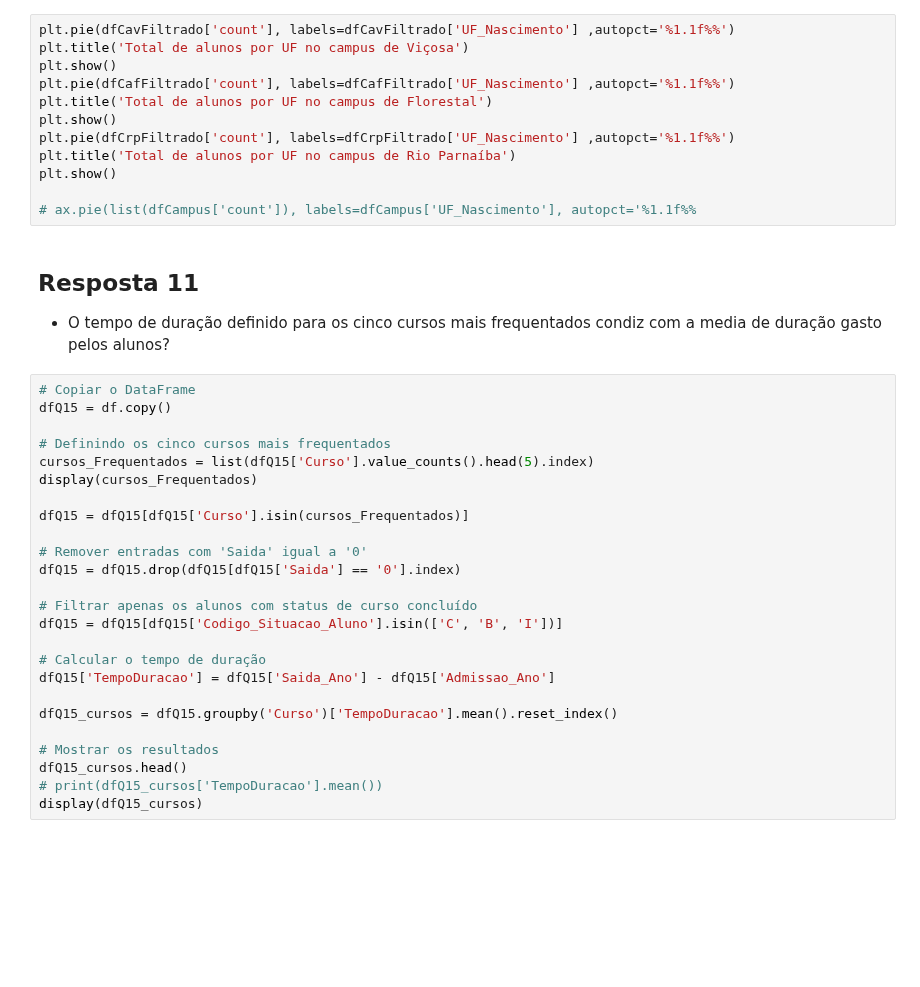
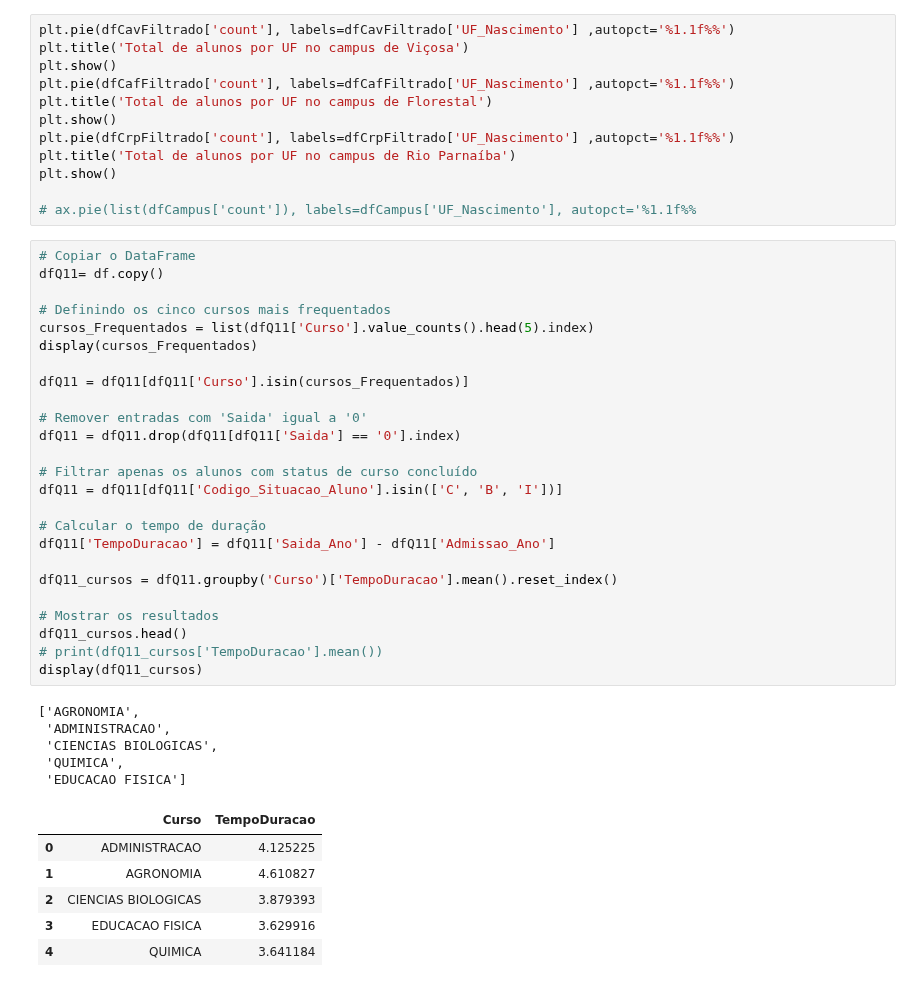
Before and after one commit to Duds04/Projeto_Dados, a Jupyter notebook: src/RespostasParte1.ipynb, the cells around one changed output. Drawn from its saved outputs; the diff is of its cells as text; blank space fills up the shorter version.

```diff
--- a/src/RespostasParte1.ipynb
+++ b/src/RespostasParte1.ipynb
@@ -547,31 +560,40 @@ plt.title('Total de alunos por UF no campus de Rio Parnaíba')
 plt.show()
 
 # ax.pie(list(dfCampus['count']), labels=dfCampus['UF_Nascimento'], autopct='%1.1f%%
-# %% [markdown]
-## Resposta 11
- - O tempo de duração definido para os cinco cursos mais frequentados condiz com a media de duração gasto pelos alunos?
 # %%
 # Copiar o DataFrame
-dfQ15 = df.copy()
+dfQ11= df.copy()
 
 # Definindo os cinco cursos mais frequentados
-cursos_Frequentados = list(dfQ15['Curso'].value_counts().head(5).index)
+cursos_Frequentados = list(dfQ11['Curso'].value_counts().head(5).index)
 display(cursos_Frequentados)
 
-dfQ15 = dfQ15[dfQ15['Curso'].isin(cursos_Frequentados)]
+dfQ11 = dfQ11[dfQ11['Curso'].isin(cursos_Frequentados)]
 
 # Remover entradas com 'Saida' igual a '0'
-dfQ15 = dfQ15.drop(dfQ15[dfQ15['Saida'] == '0'].index)
+dfQ11 = dfQ11.drop(dfQ11[dfQ11['Saida'] == '0'].index)
 
 # Filtrar apenas os alunos com status de curso concluído
-dfQ15 = dfQ15[dfQ15['Codigo_Situacao_Aluno'].isin(['C', 'B', 'I'])]
+dfQ11 = dfQ11[dfQ11['Codigo_Situacao_Aluno'].isin(['C', 'B', 'I'])]
 
 # Calcular o tempo de duração
-dfQ15['TempoDuracao'] = dfQ15['Saida_Ano'] - dfQ15['Admissao_Ano']
+dfQ11['TempoDuracao'] = dfQ11['Saida_Ano'] - dfQ11['Admissao_Ano']
 
-dfQ15_cursos = dfQ15.groupby('Curso')['TempoDuracao'].mean().reset_index()
+dfQ11_cursos = dfQ11.groupby('Curso')['TempoDuracao'].mean().reset_index()
 
 # Mostrar os resultados
-dfQ15_cursos.head()
-# print(dfQ15_cursos['TempoDuracao'].mean())
-display(dfQ15_cursos)
+dfQ11_cursos.head()
+# print(dfQ11_cursos['TempoDuracao'].mean())
+display(dfQ11_cursos)
+# %% [output]
+['AGRONOMIA',
+ 'ADMINISTRACAO',
+ 'CIENCIAS BIOLOGICAS',
+ 'QUIMICA',
+ 'EDUCACAO FISICA']
+|  | Curso | TempoDuracao |
+| 0 | ADMINISTRACAO | 4.125225 |
+| 1 | AGRONOMIA | 4.610827 |
+| 2 | CIENCIAS BIOLOGICAS | 3.879393 |
+| 3 | EDUCACAO FISICA | 3.629916 |
+| 4 | QUIMICA | 3.641184 |
```
Also changed, not shown: parts of 11 cells of this notebook.
